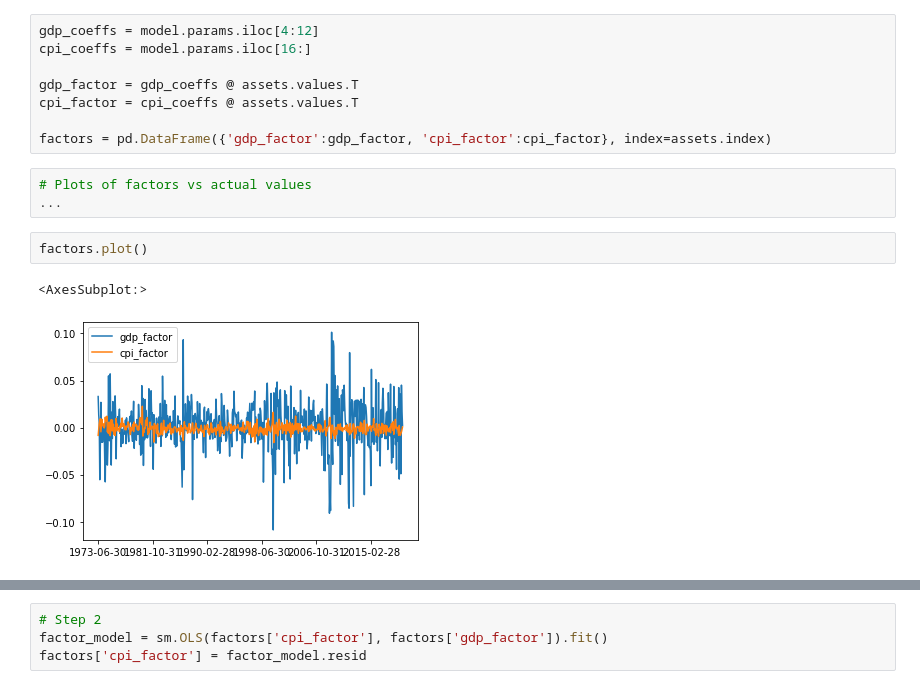
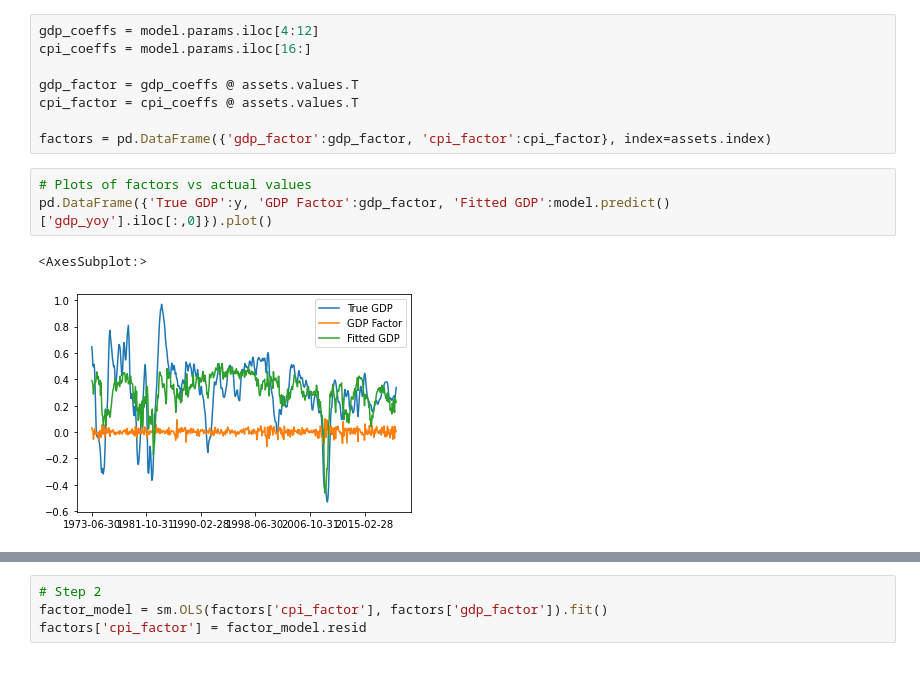
Before and after one commit to santoromano/Macro-Cross-Sectional-Analysis, a Jupyter notebook: mimicking_portfolios.ipynb, the cells around one changed output, grey strips where cells are left out. Cells and saved outputs as stored; diff of their text form.

```diff
--- a/mimicking_portfolios.ipynb
+++ b/mimicking_portfolios.ipynb
@@ -357,9 +357,7 @@ cpi_factor = cpi_coeffs @ assets.values.T
 factors = pd.DataFrame({'gdp_factor':gdp_factor, 'cpi_factor':cpi_factor}, index=assets.index)
 # %%
 # Plots of factors vs actual values
-...
+pd.DataFrame({'True GDP':y, 'GDP Factor':gdp_factor, 'Fitted GDP':model.predict()['gdp_yoy'].iloc[:,0]}).plot()
+# %% [output]
+<AxesSubplot:>
+[figure, added]
-# %%
-factors.plot()
-# %% [output]
-<AxesSubplot:>
-[figure, removed]
```
Also changed, not shown: parts of 3 cells of this notebook.
